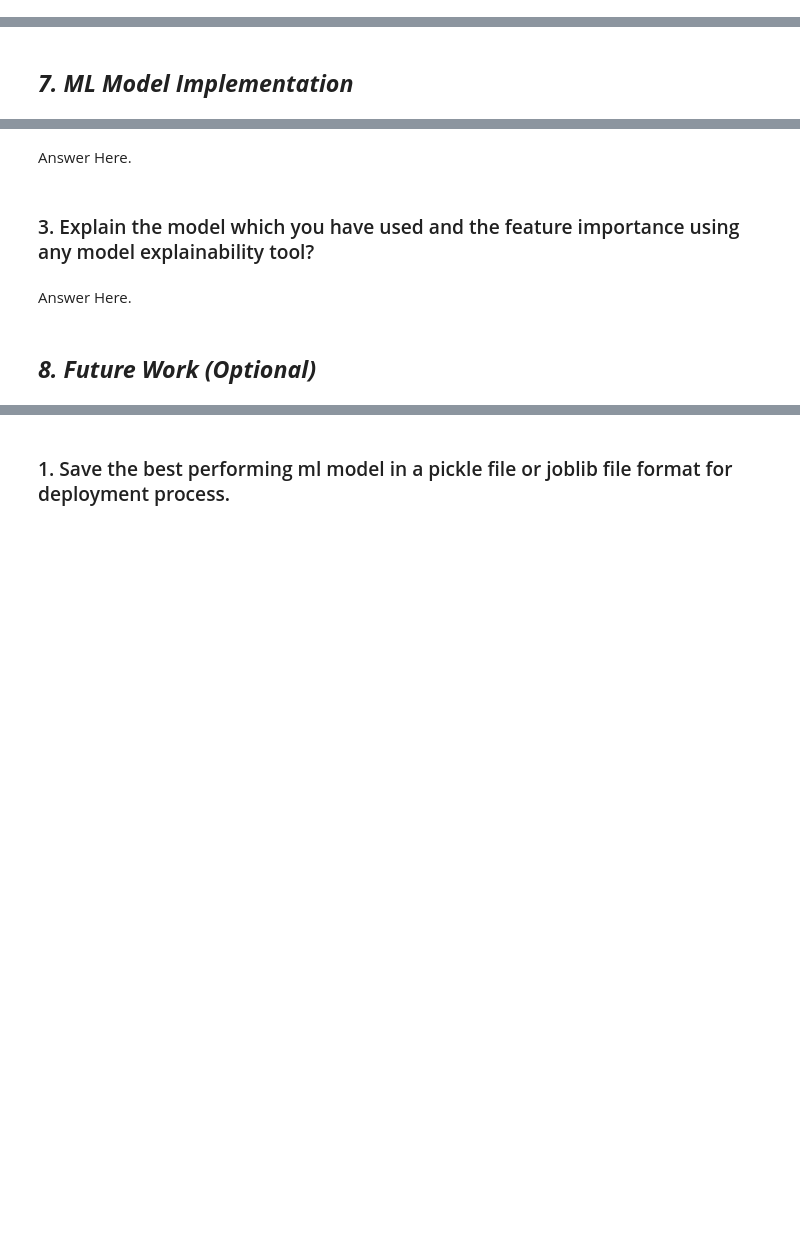
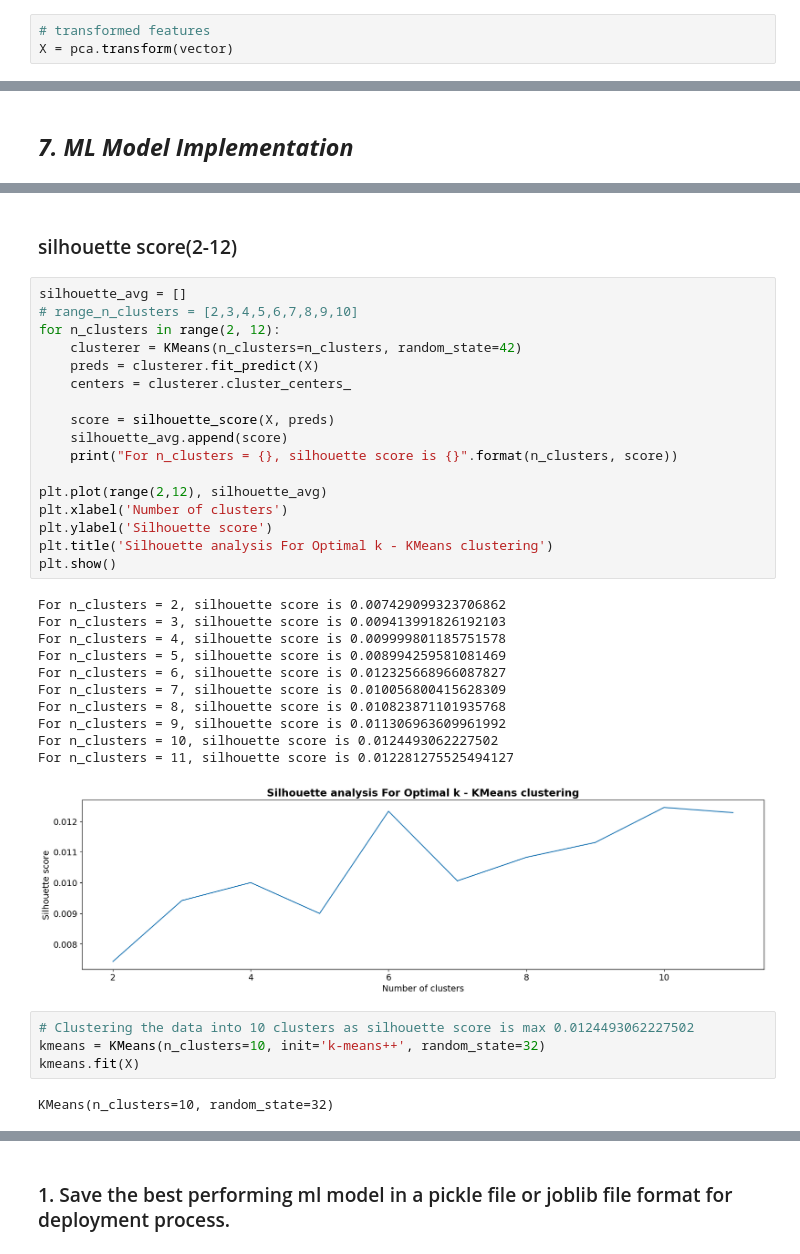
Before and after one commit to saraswatiyangandul20/NetflixMoviesAndTVShowsClustering, a Jupyter notebook: NetflixMoviesAndTVShowsClustering.ipynb, the cells around one changed output, grey strips where cells are left out. Cells and saved outputs as stored; diff of their text form; blank space fills up the shorter version.

```diff
--- a/NetflixMoviesAndTVShowsClustering.ipynb
+++ b/NetflixMoviesAndTVShowsClustering.ipynb
@@ -1160,2 +1330,5 @@ Answer Here.
+# %%
+# transformed features
+X = pca.transform(vector)
 # %% [markdown]
 ##### Which dimensionality reduction technique have you used and why? (If dimensionality reduction done on dataset.)
@@ -1274,8 +1365,37 @@ Answer Here.
-# %% [markdown]
-Answer Here.
-# %% [markdown]
-### 3. Explain the model which you have used and the feature importance using any model explainability tool?
-# %% [markdown]
-Answer Here.
-# %% [markdown]
-## ***8.*** ***Future Work (Optional)***
+# %% [markdown]
+### silhouette score(2-12)
+# %%
+silhouette_avg = []
+# range_n_clusters = [2,3,4,5,6,7,8,9,10]
+for n_clusters in range(2, 12):
+    clusterer = KMeans(n_clusters=n_clusters, random_state=42)
+    preds = clusterer.fit_predict(X)
+    centers = clusterer.cluster_centers_
+
+    score = silhouette_score(X, preds)
+    silhouette_avg.append(score)
+    print("For n_clusters = {}, silhouette score is {}".format(n_clusters, score))
+
+plt.plot(range(2,12), silhouette_avg)
+plt.xlabel('Number of clusters')
+plt.ylabel('Silhouette score')
+plt.title('Silhouette analysis For Optimal k - KMeans clustering')
+plt.show()
+# %% [output]
+For n_clusters = 2, silhouette score is 0.007429099323706862
+For n_clusters = 3, silhouette score is 0.009413991826192103
+For n_clusters = 4, silhouette score is 0.009999801185751578
+For n_clusters = 5, silhouette score is 0.008994259581081469
+For n_clusters = 6, silhouette score is 0.012325668966087827
+For n_clusters = 7, silhouette score is 0.010056800415628309
+For n_clusters = 8, silhouette score is 0.010823871101935768
+For n_clusters = 9, silhouette score is 0.011306963609961992
+For n_clusters = 10, silhouette score is 0.0124493062227502
+For n_clusters = 11, silhouette score is 0.012281275525494127
+[figure, added]
+# %%
+# Clustering the data into 10 clusters as silhouette score is max 0.0124493062227502
+kmeans = KMeans(n_clusters=10, init='k-means++', random_state=32)
+kmeans.fit(X)
+# %% [output]
+KMeans(n_clusters=10, random_state=32)
```
Also changed, not shown: parts of 108 cells of this notebook.
